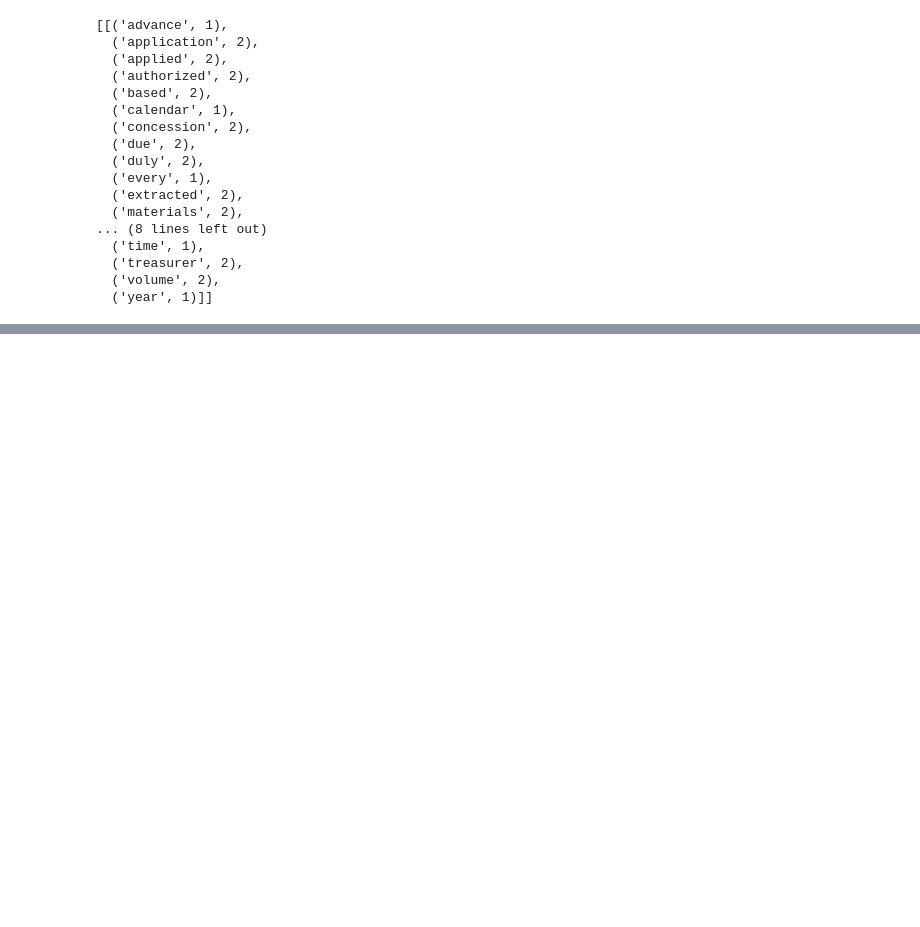
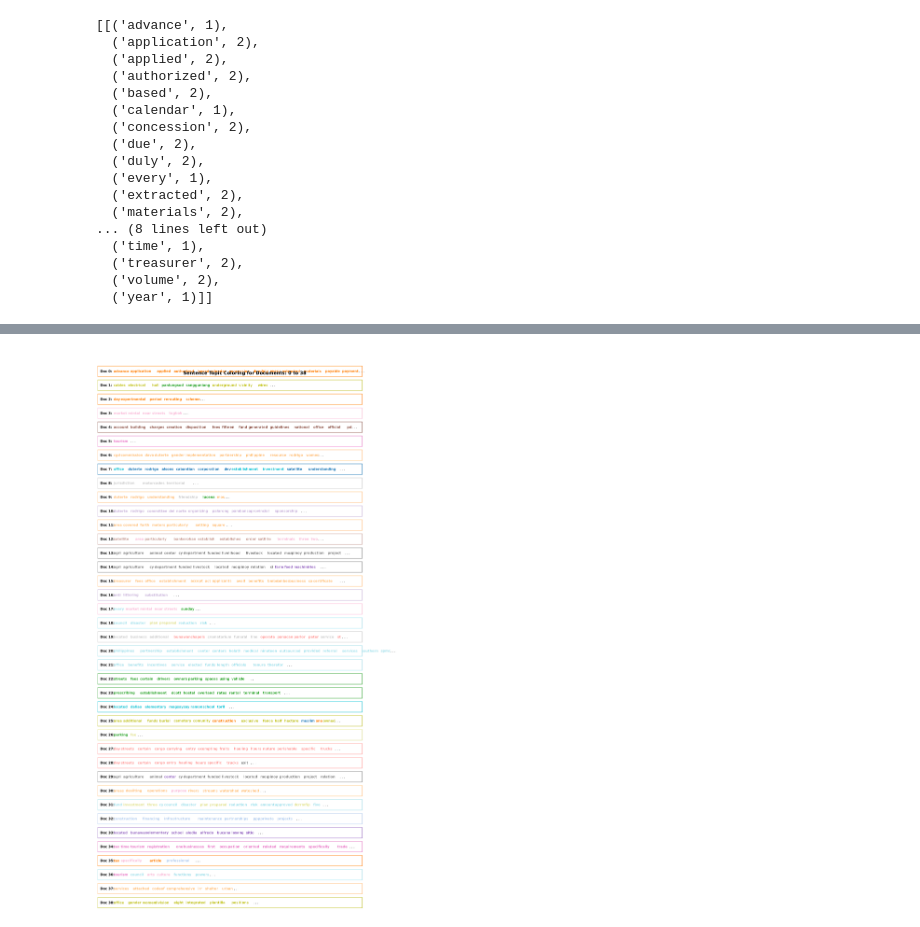
Before and after one commit to crorsavir54/ordinance-LDAmodel, a Jupyter notebook: davao_lda.ipynb, the cells around one changed output, grey strips where cells are left out. Cells and saved outputs as stored; diff of their text form; code cells hidden in the pictures; blank space fills up the shorter version.

```diff
--- a/davao_lda.ipynb
+++ b/davao_lda.ipynb
@@ -456,46 +504,48 @@ pyLDAvis.display(vis)
 # %%
 
-# # Sentence Coloring of N Sentences
-# from matplotlib.patches import Rectangle
+# Sentence Coloring of N Sentences
+from matplotlib.patches import Rectangle
 
-# def sentences_chart(lda_model=optimal_model, corpus=corpus, start = 0, end = 15):
-#     corp = corpus[start:end]
-#     mycolors = tableau20
+def sentences_chart(lda_model=optimal_model, corpus=corpus, start = 0, end = 40):
+    corp = corpus[start:end]
+    mycolors = tableau20
 
-#     fig, axes = plt.subplots(end-start, 1, figsize=(20, (end-start)*0.95), dpi=160)
-#     axes[0].axis('off')
-#     for i, ax in enumerate(axes):
-#         if i > 0:
-#             corp_cur = corp[i-1]
-#             topic_percs, wordid_topics, wordid_phivalues = lda_model[corp_cur]
-#             word_dominanttopic = [(lda_model.id2word[wd], topic[0]) for wd, topic in wordid_topics]
-#             ax.text(0.01, 0.5, "Doc " + str(i-1) + ": ", verticalalignment='center',
-#                     fontsize=16, color='black', transform=ax.transAxes, fontweight=700)
+    fig, axes = plt.subplots(end-start, 1, figsize=(20, (end-start)*0.95), dpi=160)
+    axes[0].axis('off')
+    for i, ax in enumerate(axes):
+        if i > 0:
+            corp_cur = corp[i-1]
+            topic_percs, wordid_topics, wordid_phivalues = lda_model[corp_cur]
+            word_dominanttopic = [(lda_model.id2word[wd], topic[0]) for wd, topic in wordid_topics]
+            ax.text(0.01, 0.5, "Doc " + str(i-1) + ": ", verticalalignment='center',
+                    fontsize=16, color='black', transform=ax.transAxes, fontweight=700)
 
-#             # Draw Rectange
-#             topic_percs_sorted = sorted(topic_percs, key=lambda x: (x[1]), reverse=True)
-#             ax.add_patch(Rectangle((0.0, 0.05), 0.99, 0.90, fill=None, alpha=1,
-#                                    color=mycolors[topic_percs_sorted[0][0]], linewidth=2))
+            # Draw Rectange
+            topic_percs_sorted = sorted(topic_percs, key=lambda x: (x[1]), reverse=True)
+            ax.add_patch(Rectangle((0.0, 0.05), 0.99, 0.90, fill=None, alpha=1,
+                                   color=mycolors[topic_percs_sorted[0][0]], linewidth=2))
 
-#             word_pos = 0.06
-#             for j, (word, topics) in enumerate(word_dominanttopic):
-#                 if j < 14:
-#                     ax.text(word_pos, 0.5, word,
-#                             horizontalalignment='left',
-#                             verticalalignment='center',
-#                             fontsize=16, color=mycolors[topics],
-#                             transform=ax.transAxes, fontweight=700)
-#                     word_pos += .009 * len(word)  # to move the word for the next iter
-#                     ax.axis('off')
-#             ax.text(word_pos, 0.5, '. . .',
-#                     horizontalalignment='left',
-#                     verticalalignment='center',
-#                     fontsize=16, color='black',
-#                     transform=ax.transAxes)
+            word_pos = 0.06
+            for j, (word, topics) in enumerate(word_dominanttopic):
+                if j < 14:
+                    ax.text(word_pos, 0.5, word,
+                            horizontalalignment='left',
+                            verticalalignment='center',
+                            fontsize=16, color=mycolors[topics],
+                            transform=ax.transAxes, fontweight=700)
+                    word_pos += .009 * len(word)  # to move the word for the next iter
+                    ax.axis('off')
+            ax.text(word_pos, 0.5, '. . .',
+                    horizontalalignment='left',
+                    verticalalignment='center',
+                    fontsize=16, color='black',
+                    transform=ax.transAxes)
 
-#     plt.subplots_adjust(wspace=0, hspace=0)
-#     plt.suptitle('Sentence Topic Coloring for Documents: ' + str(start) + ' to ' + str(end-2), fontsize=22, y=0.95, fontweight=700)
-#     plt.tight_layout()
-#     plt.show()
+    plt.subplots_adjust(wspace=0, hspace=0)
+    plt.suptitle('Sentence Topic Coloring for Documents: ' + str(start) + ' to ' + str(end-2), fontsize=22, y=0.95, fontweight=700)
+    plt.tight_layout()
+    plt.show()
 
-# sentences_chart()
+sentences_chart()
+# %% [output]
+[figure, added]
```
Also changed, not shown: parts of 9 cells of this notebook, 4 other files.
